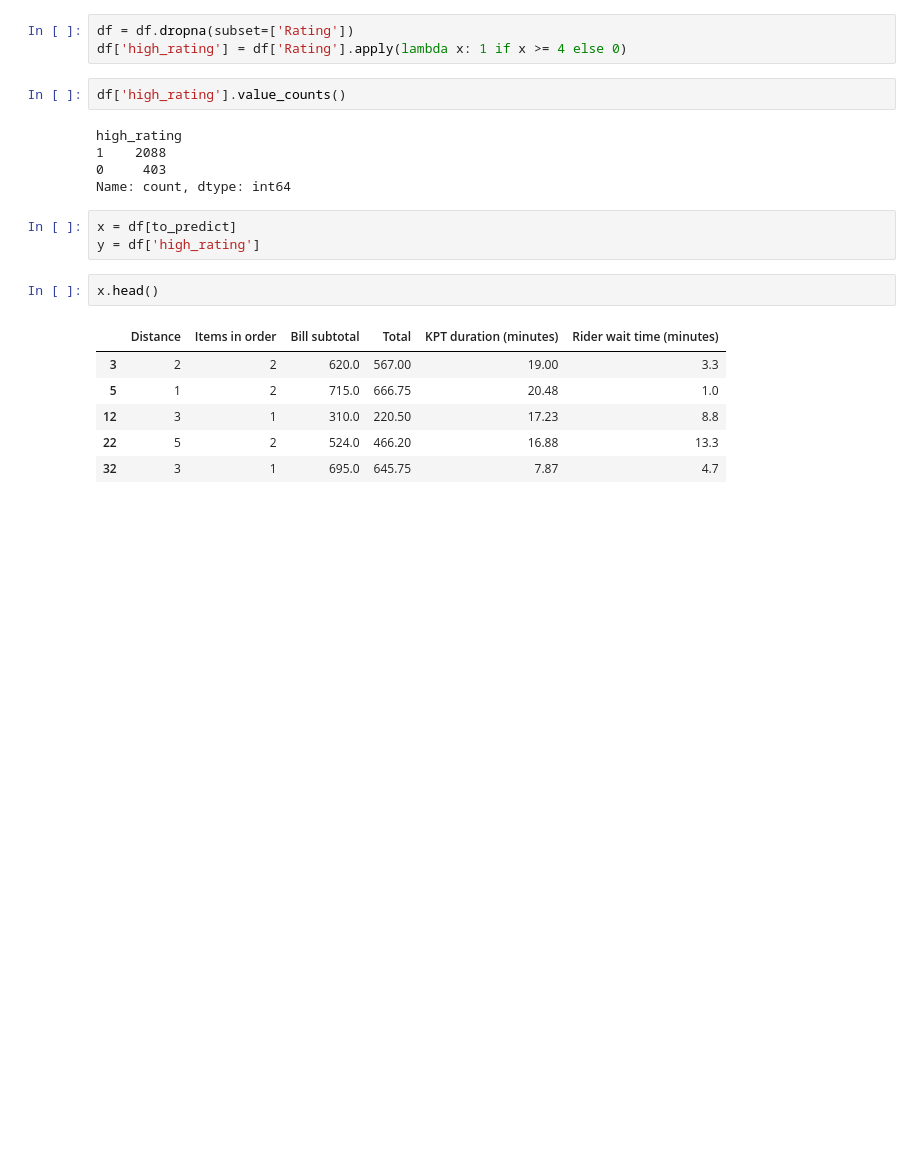
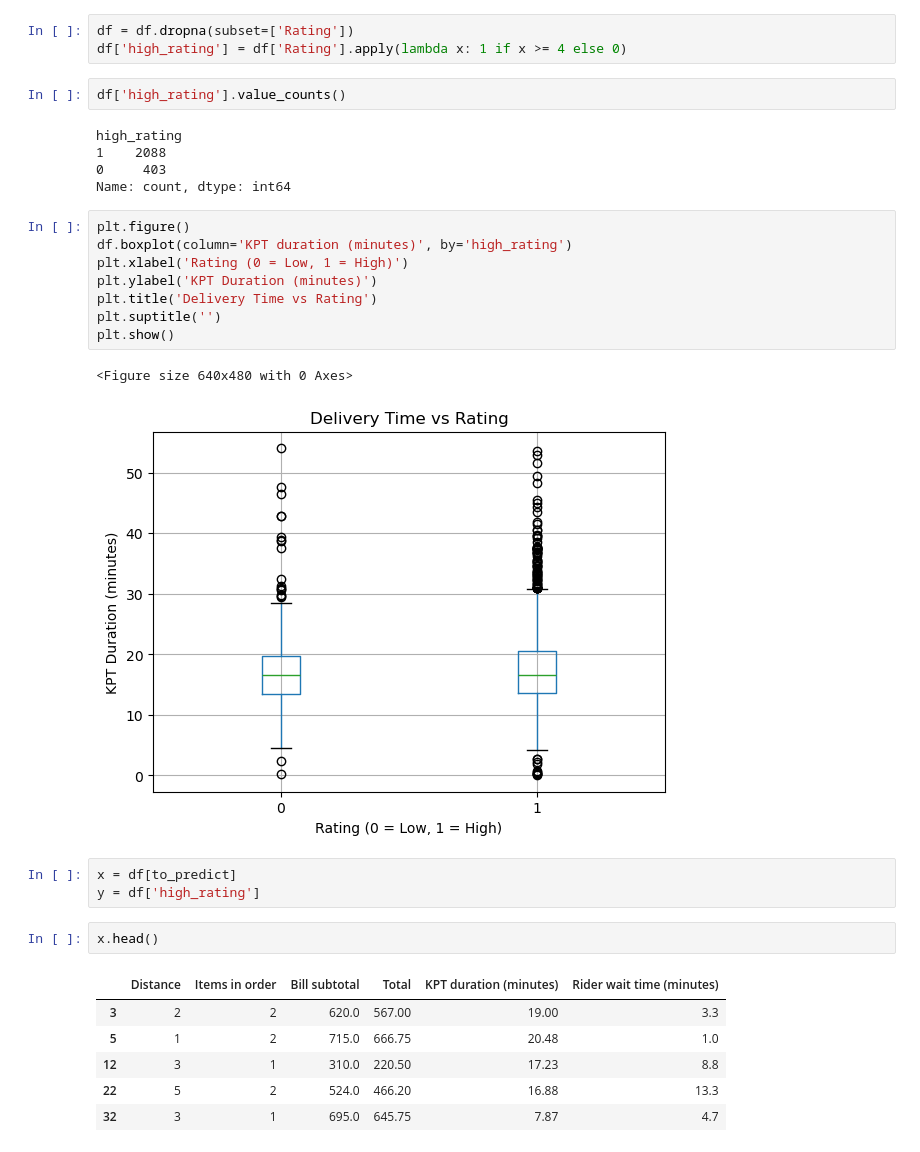
Before and after one commit to iwanuowi/food-delivery-experience-rating, a Jupyter notebook: predict_delivery_rating.ipynb, the cells around one changed output. Cells and saved outputs as stored; diff of their text form; blank space fills up the shorter version.

```diff
--- a/predict_delivery_rating.ipynb
+++ b/predict_delivery_rating.ipynb
@@ -183,6 +193,17 @@ high_rating
 1    2088
 0     403
 Name: count, dtype: int64
+# %%
+plt.figure()
+df.boxplot(column='KPT duration (minutes)', by='high_rating')
+plt.xlabel('Rating (0 = Low, 1 = High)')
+plt.ylabel('KPT Duration (minutes)')
+plt.title('Delivery Time vs Rating')
+plt.suptitle('')
+plt.show()
+# %% [output]
+<Figure size 640x480 with 0 Axes>
+[figure, added]
 # %%
 x = df[to_predict]
 y = df['high_rating']
```
Also changed, not shown: parts of 7 cells of this notebook, 2 other files.
